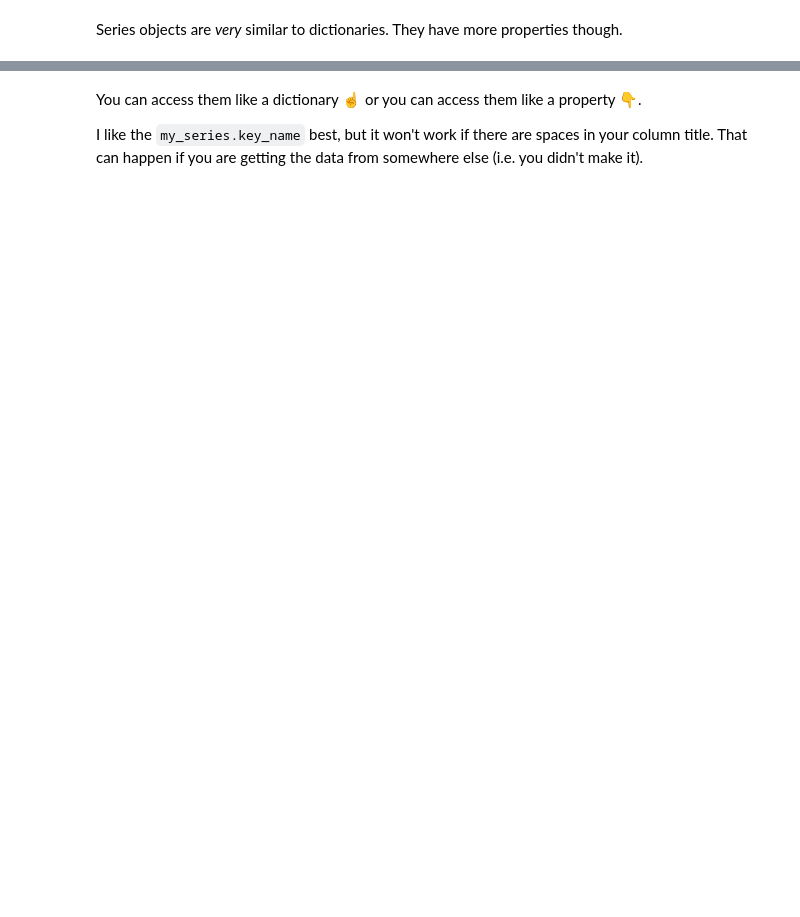
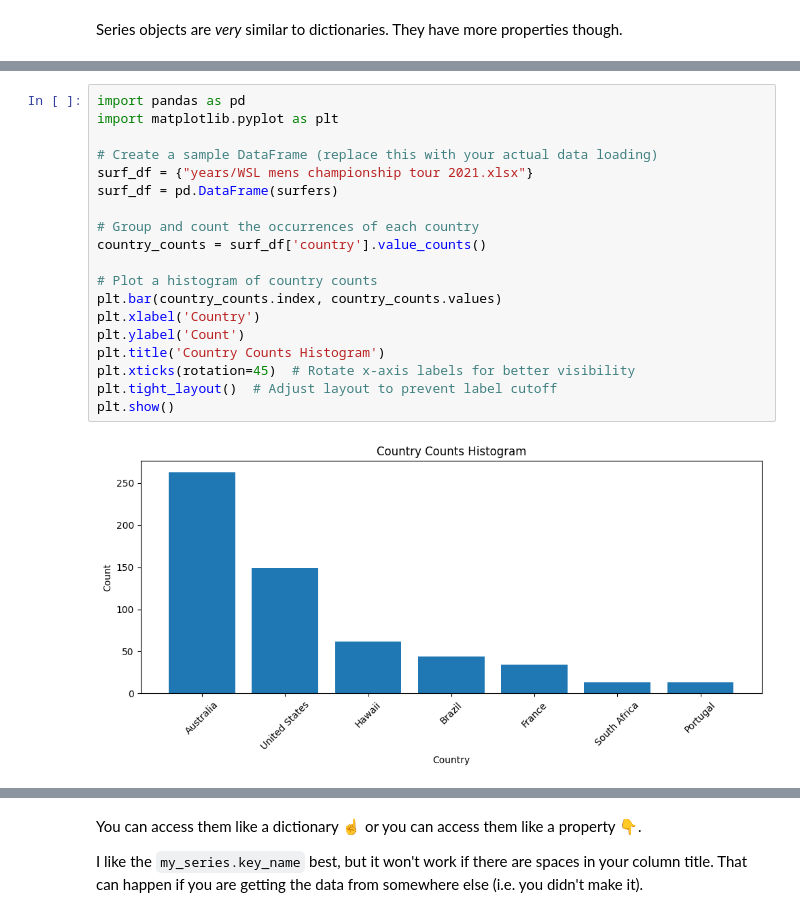
Before and after one commit to lucilleharrison/Data-Project, a Jupyter notebook: basic_pandas.ipynb, the cells around one changed output, grey strips where cells are left out. Cells and saved outputs as stored; diff of their text form; blank space fills up the shorter version.

```diff
--- a/basic_pandas.ipynb
+++ b/basic_pandas.ipynb
@@ -153,0 +240,21 @@ row_one["OFFENCE_DESC"]
+# %%
+import pandas as pd
+import matplotlib.pyplot as plt
+
+# Create a sample DataFrame (replace this with your actual data loading)
+surf_df = {"years/WSL mens championship tour 2021.xlsx"}
+surf_df = pd.DataFrame(surfers)
+
+# Group and count the occurrences of each country
+country_counts = surf_df['country'].value_counts()
+
+# Plot a histogram of country counts
+plt.bar(country_counts.index, country_counts.values)
+plt.xlabel('Country')
+plt.ylabel('Count')
+plt.title('Country Counts Histogram')
+plt.xticks(rotation=45)  # Rotate x-axis labels for better visibility
+plt.tight_layout()  # Adjust layout to prevent label cutoff
+plt.show()
+# %% [output]
+[figure, added]
```
Also changed, not shown: parts of 22 cells of this notebook.
